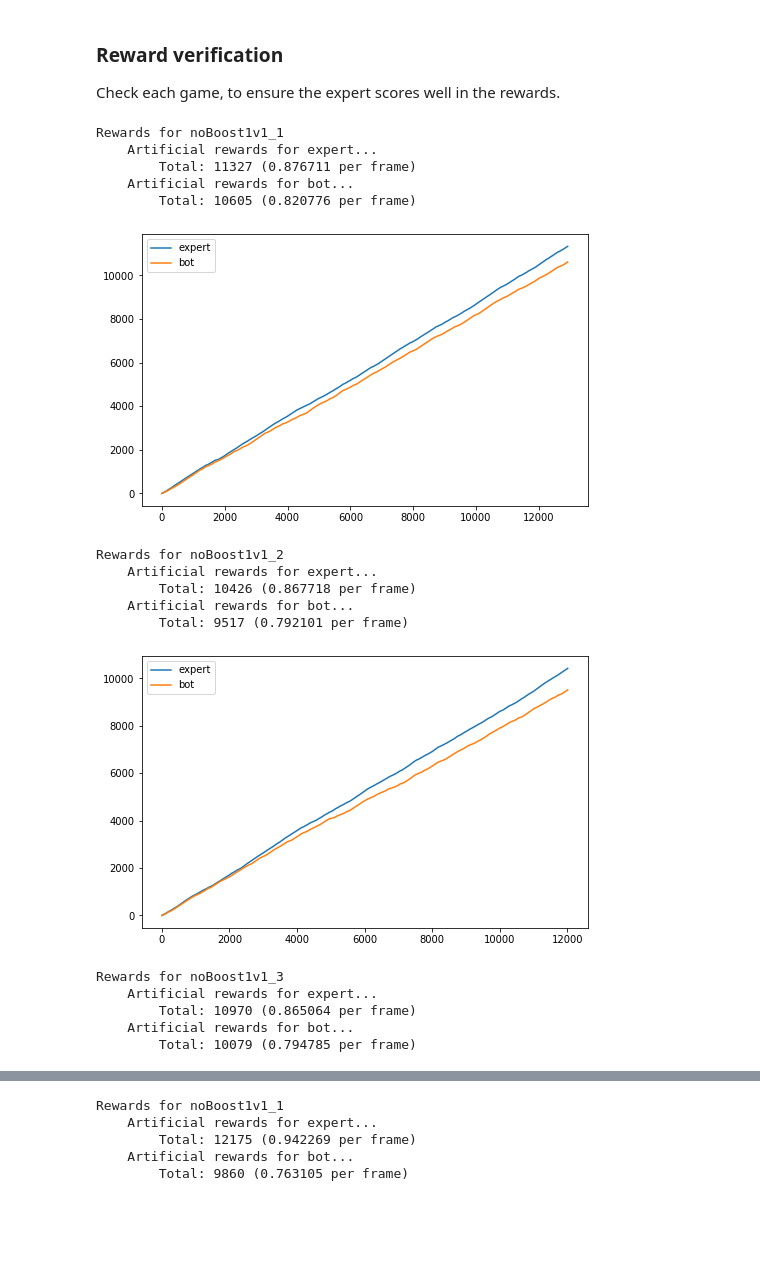
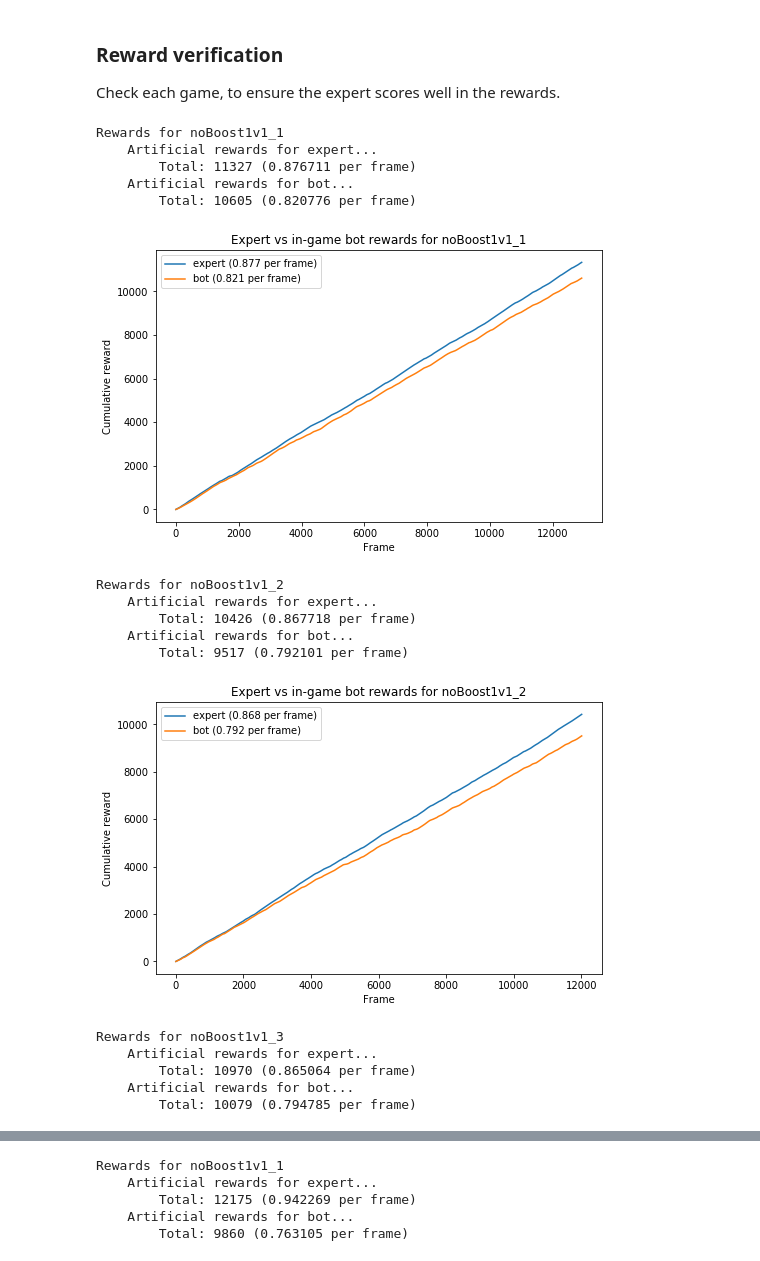
Before and after one commit to padster/CPSC533V, a Jupyter notebook: project/artificial_rewards.ipynb, the cells around one changed output, grey strips where cells are left out. Saved outputs shown, nothing was run; the diff lists cells and outputs as text; code cells hidden in the pictures; blank space fills up the shorter version.

```diff
--- a/project/artificial_rewards.ipynb
+++ b/project/artificial_rewards.ipynb
@@ -154,37 +154,40 @@ Check each game, to ensure the expert scores well in the rewards.
 # %%
 def compareRewards(coefOverrides={}):
     for game in GAMES:
         gameData = game['data']
         print ("Rewards for %s" % game['id'])
         for i in range(len(gameData.players)):
             print ("    Artificial rewards for %s..." % gameData.players[i].name)
             allS, allA = libPreprocess.stateAndActionsForPlayer(game, i)
 
             rewards = []
             for t in range(allS.shape[0]):
                 s, a = allS.iloc[t], allA.iloc[t]
                 r = libRewards.artificialReward(s, a, coefOverrides)
                 rewards.append(r)
             print ("        Total: %d (%f per frame)" % (np.sum(rewards), np.mean(rewards)))
-            plt.plot(np.cumsum(rewards), label=gameData.players[i].name)
+            plt.plot(np.cumsum(rewards), label=("%s (%.3f per frame)" % (gameData.players[i].name, np.mean(rewards))))
+            plt.xlabel("Frame")
+            plt.ylabel("Cumulative reward")
+            plt.title("Expert vs in-game bot rewards for %s" % game['id'])
 
         plt.legend()
         plt.show()
 
 compareRewards()
 # %% [output]
 Rewards for noBoost1v1_1
     Artificial rewards for expert...
         Total: 11327 (0.876711 per frame)
     Artificial rewards for bot...
         Total: 10605 (0.820776 per frame)
-[figure, old version]
+[figure, new version]
 Rewards for noBoost1v1_2
     Artificial rewards for expert...
         Total: 10426 (0.867718 per frame)
     Artificial rewards for bot...
         Total: 9517 (0.792101 per frame)
-[figure, old version]
+[figure, new version]
 Rewards for noBoost1v1_3
     Artificial rewards for expert...
         Total: 10970 (0.865064 per frame)
```
Also changed, not shown: parts of 1 cell of this notebook, 8 other files.
